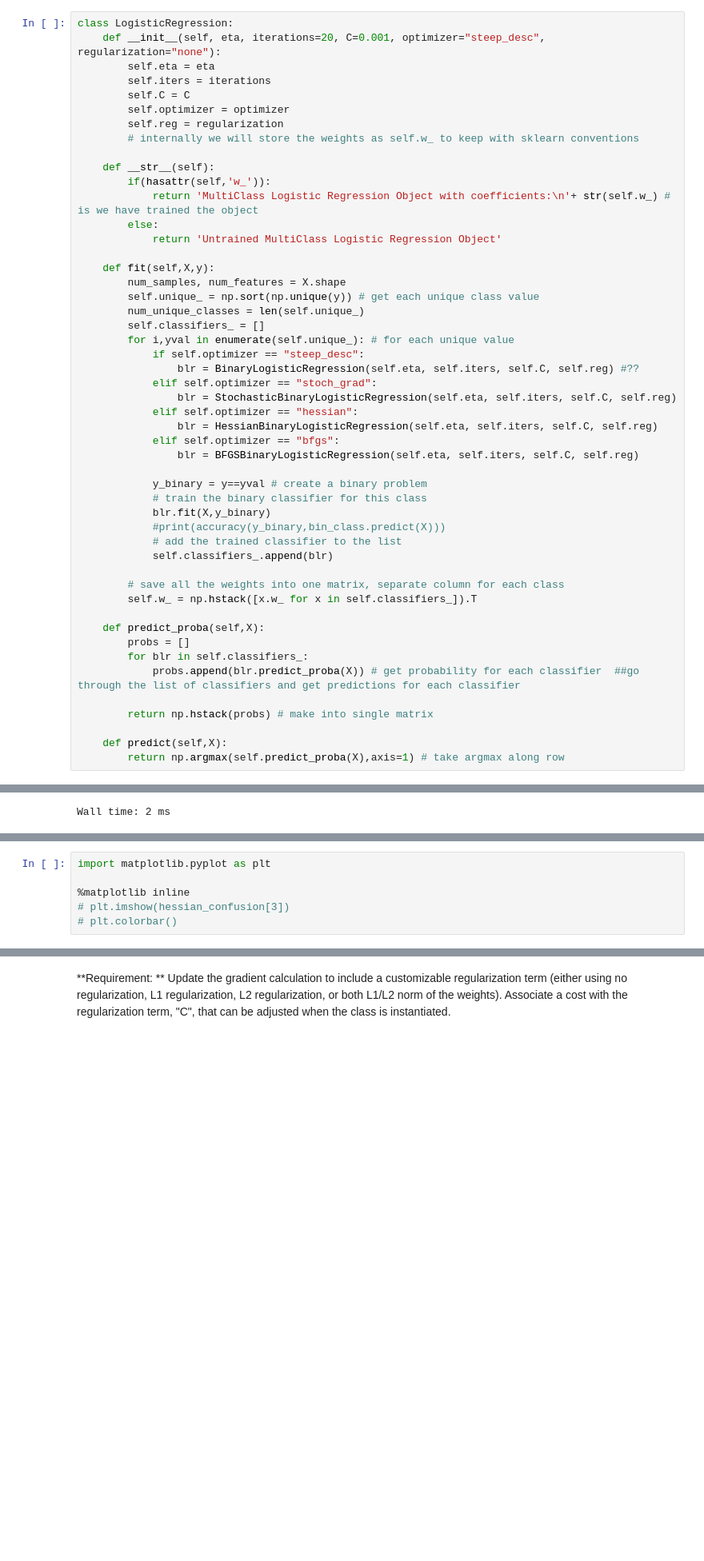
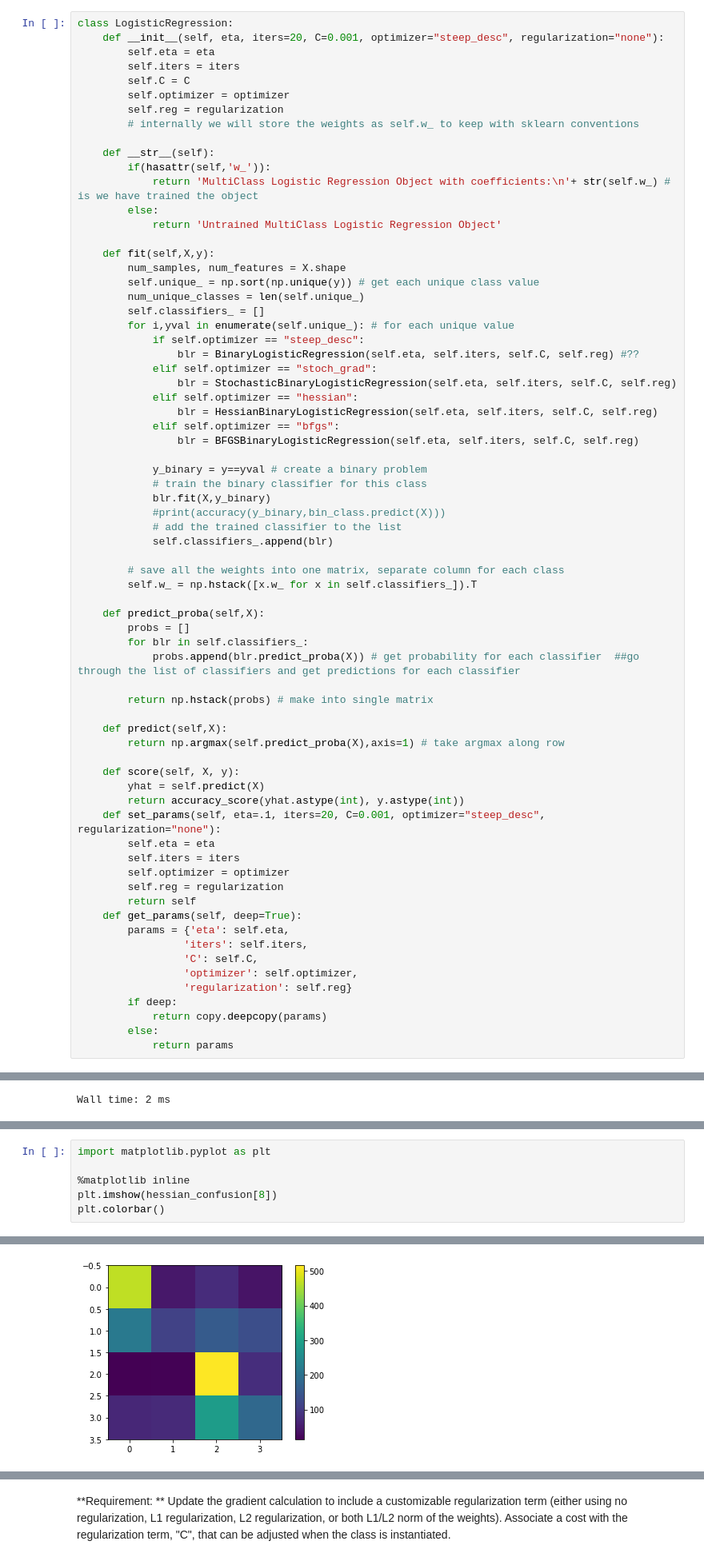
Before and after one commit to CT-Kyle/ML-Labs, a Jupyter notebook: lab4/Lab4 .ipynb, the cells around one changed output, grey strips where cells are left out. Shown at 80% size. Saved outputs shown, nothing was run; the diff lists cells and outputs as text; blank space fills up the shorter version.

```diff
--- a/lab4/Lab4 .ipynb
+++ b/lab4/Lab4 .ipynb
@@ -375,9 +375,9 @@ class BFGSBinaryLogisticRegression(BinaryLogisticRegression):
         self.w_ = self.w_.reshape((num_features,1))
 # %%
 class LogisticRegression:
-    def __init__(self, eta, iterations=20, C=0.001, optimizer="steep_desc", regularization="none"):
+    def __init__(self, eta, iters=20, C=0.001, optimizer="steep_desc", regularization="none"):
         self.eta = eta
-        self.iters = iterations
+        self.iters = iters
         self.C = C
         self.optimizer = optimizer
         self.reg = regularization
@@ -423,6 +423,26 @@ class LogisticRegression:
 
     def predict(self,X):
         return np.argmax(self.predict_proba(X),axis=1) # take argmax along row
+
+    def score(self, X, y):
+        yhat = self.predict(X)
+        return accuracy_score(yhat.astype(int), y.astype(int))
+    def set_params(self, eta=.1, iters=20, C=0.001, optimizer="steep_desc", regularization="none"):
+        self.eta = eta
+        self.iters = iters
+        self.optimizer = optimizer
+        self.reg = regularization
+        return self
+    def get_params(self, deep=True):
+        params = {'eta': self.eta,
+                 'iters': self.iters,
+                 'C': self.C,
+                 'optimizer': self.optimizer,
+                 'regularization': self.reg}
+        if deep:
+            return copy.deepcopy(params)
+        else:
+            return params
 # %% [markdown]
 _____
 **Requirement**: Ability to choose optimization technique when class is instantiated: either steepest descent, stochastic gradient descent, or Newton's method.
@@ -584,5 +604,6 @@ Wall time: 30.3 s
 import matplotlib.pyplot as plt
 
 %matplotlib inline
-# plt.imshow(hessian_confusion[3])
-# plt.colorbar()
+plt.imshow(hessian_confusion[8])
+plt.colorbar()
+# %% [output]
@@ -589,3 +611,4 @@ import matplotlib.pyplot as plt
+[figure, added]
 # %%
 
 ax=plt.subplot(111)
```
Also changed, not shown: parts of 13 cells of this notebook.
